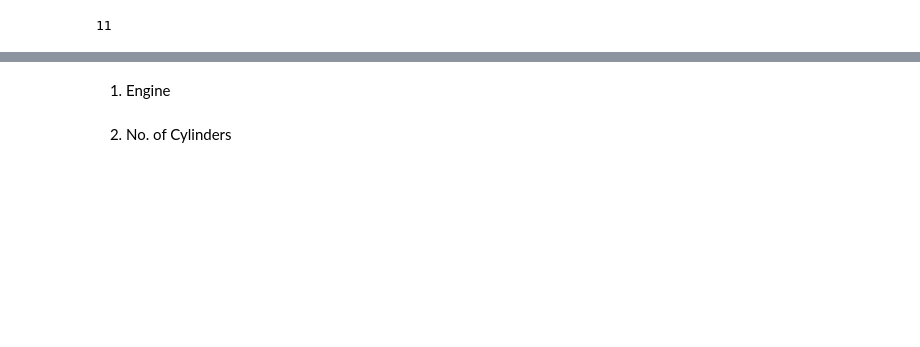
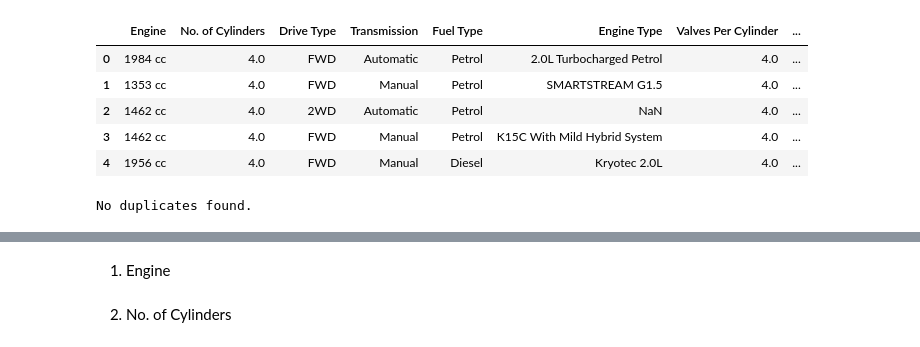
Before and after one commit to SumanGouda/Predict-Car-Price, a Jupyter notebook: power/model.ipynb, the cells around one changed output, grey strips where cells are left out. Drawn from its saved outputs; the diff is of its cells as text; code cells hidden in the pictures; blank space fills up the shorter version.

```diff
--- a/power/model.ipynb
+++ b/power/model.ipynb
@@ -6,4 +6,12 @@ import matplotlib.pyplot as plt
 import os
 import json
 # %%
-df = pd.read_csv('dataset.csv')
+df = pd.read_csv('_dataset.csv')
+df.head()
+# %% [output]
+|  | Engine | No. of Cylinders | Drive Type | Transmission | Fuel Type | Engine Type | Valves Per Cylinder | ... |
+| 0 | 1984 cc | 4.0 | FWD | Automatic | Petrol | 2.0L Turbocharged Petrol | 4.0 | ... |
+| 1 | 1353 cc | 4.0 | FWD | Manual | Petrol | SMARTSTREAM G1.5 | 4.0 | ... |
+| 2 | 1462 cc | 4.0 | 2WD | Automatic | Petrol | NaN | 4.0 | ... |
+| 3 | 1462 cc | 4.0 | FWD | Manual | Petrol | K15C With Mild Hybrid System | 4.0 | ... |
+| 4 | 1956 cc | 4.0 | FWD | Manual | Diesel | Kryotec 2.0L | 4.0 | ... |
@@ -12,5 +18,15 @@ df.drop_duplicates(inplace=True)
-# %%
-df.shape[1]
-# %% [output]
-11
+# %%
+duplicates = df.duplicated().sum()
+percentage = (duplicates / len(df)) * 100
+
+if duplicates > 0:
+    print(f"Number of Duplicates: {duplicates}, ({percentage:.2f}%)")
+    df.drop_duplicates(inplace=True)
+    df.to_csv("dataset.csv", index=False)
+    print('Dataset updated successfully after removing duplicates.')
+
+else:
+    print("No duplicates found.")
+# %% [output]
+No duplicates found.
 # %%
```
Also changed, not shown: parts of 37 cells of this notebook, 25 other files.
